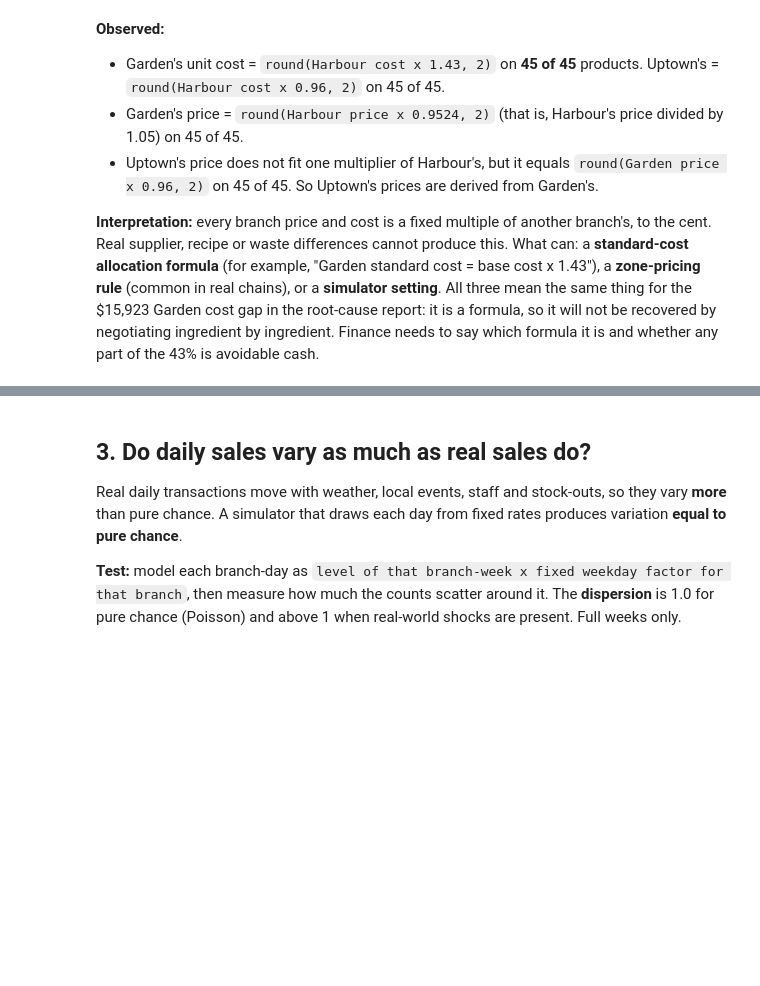
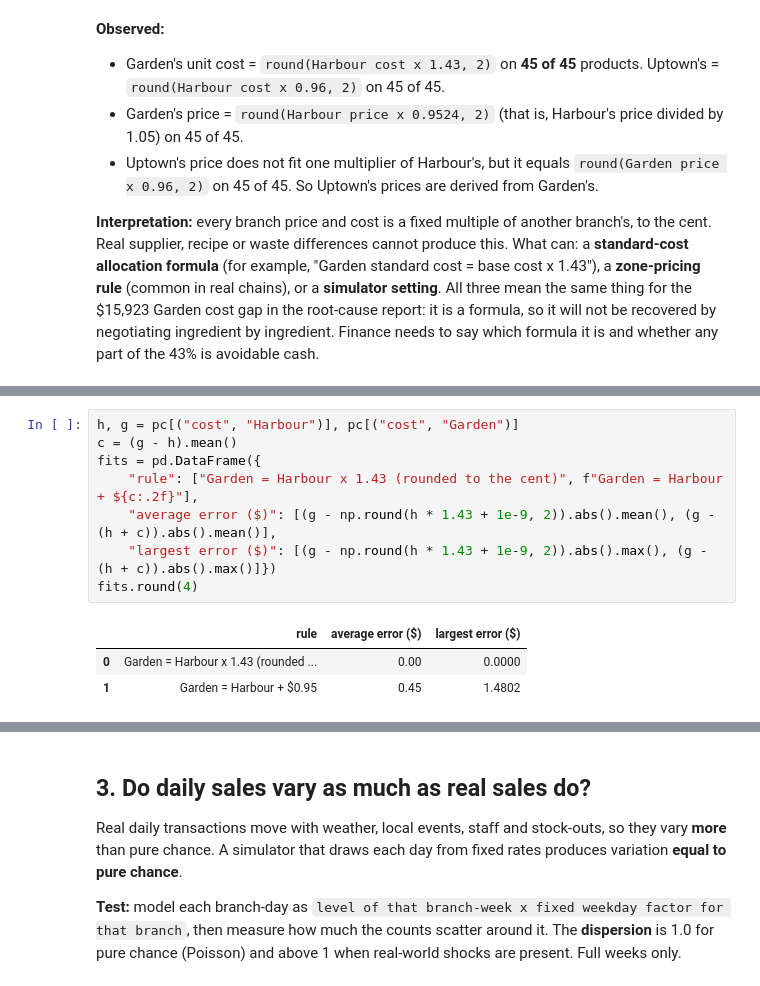
Before and after one commit to awo01-star/hackathon-stories, a Jupyter notebook: notebooks/10_data_fingerprints.ipynb, the cells around one changed output, grey strips where cells are left out. Cells and saved outputs as stored; diff of their text form; blank space fills up the shorter version.

```diff
--- a/notebooks/10_data_fingerprints.ipynb
+++ b/notebooks/10_data_fingerprints.ipynb
@@ -119,0 +124,12 @@ save(fig, "11_garden_cost_formula"); plt.show()
+# %%
+h, g = pc[("cost", "Harbour")], pc[("cost", "Garden")]
+c = (g - h).mean()
+fits = pd.DataFrame({
+    "rule": ["Garden = Harbour x 1.43 (rounded to the cent)", f"Garden = Harbour + ${c:.2f}"],
+    "average error ($)": [(g - np.round(h * 1.43 + 1e-9, 2)).abs().mean(), (g - (h + c)).abs().mean()],
+    "largest error ($)": [(g - np.round(h * 1.43 + 1e-9, 2)).abs().max(), (g - (h + c)).abs().max()]})
+fits.round(4)
+# %% [output]
+|  | rule | average error ($) | largest error ($) |
+| 0 | Garden = Harbour x 1.43 (rounded ... | 0.00 | 0.0000 |
+| 1 | Garden = Harbour + $0.95 | 0.45 | 1.4802 |
```
Also changed, not shown: parts of 5 cells of this notebook, 1 other file.
